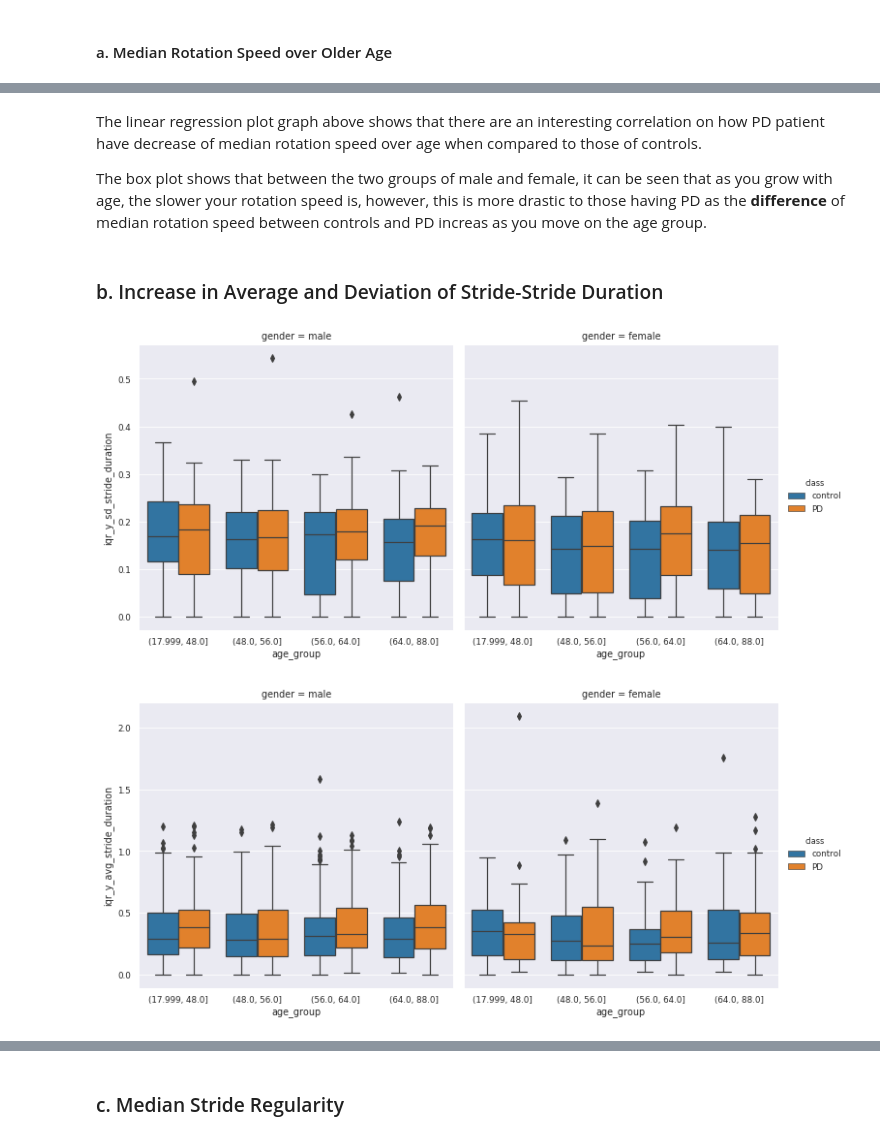
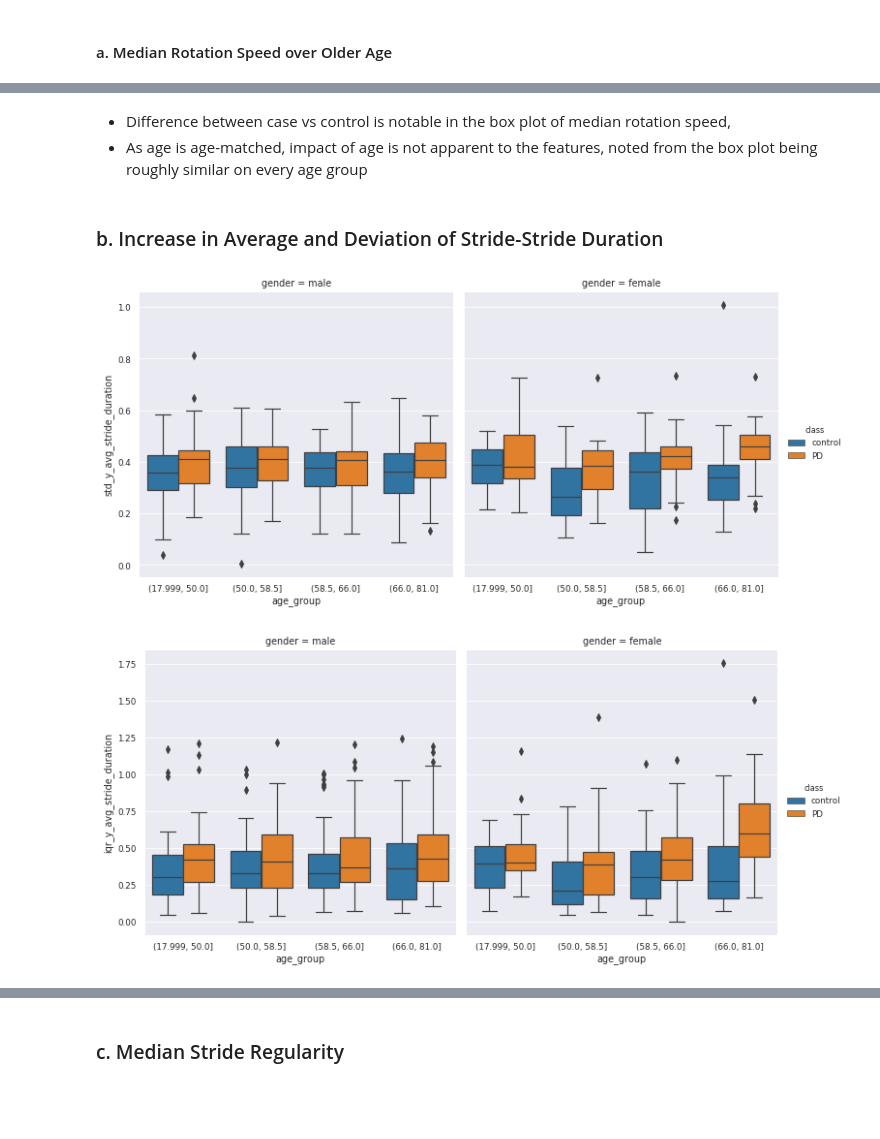
Before and after one commit to arytontediarjo/mpower-gait-analysis, a Jupyter notebook: notebooks/02a.gait-feature-analysis.ipynb, the cells around one changed output, grey strips where cells are left out. Saved outputs shown, nothing was run; the diff lists cells and outputs as text; code cells hidden in the pictures; blank space fills up the shorter version.

```diff
--- a/notebooks/02a.gait-feature-analysis.ipynb
+++ b/notebooks/02a.gait-feature-analysis.ipynb
@@ -153,11 +149,13 @@ demographic = query.get_file_entity(syn, MATCHED_DEMOGRAPHICS)
 
 
 data = data[[feat for feat in data.columns if ("filepath" not in feat)
-             and ("window" not in feat)
-             and ("steps" not in feat)
-             and (feat != "index")
-             and ("valrange" not in feat)
-             and ("consec_zero_cadence" not in feat)]]
+            if ("window" not in feat)
+            and ("steps" not in feat)
+            and ("avg_number_of_strides" not in feat)
+            and ("amax" not in feat)
+            and ("x_speed_of_gait" not in feat)
+            and ("y_speed_of_gait" not in feat)
+            and ("z_speed_of_gait" not in feat)]]
 
 
 # filter datasets
@@ -297,23 +304,22 @@ plt.show()
-# %% [markdown]
-The linear regression plot graph above shows that there are an interesting correlation on how PD patient have decrease of median rotation speed over age when compared to those of controls.
-
-The box plot shows that between the two groups of male and female, it can be seen that as you grow with age, the slower your rotation speed is, however, this is more drastic to those having PD as the <b> difference </b> of median rotation speed between controls and PD increas as you move on the age group.
+# %% [markdown]
+- Difference between case vs control is notable in the box plot of median rotation speed,
+- As age is age-matched, impact of age is not apparent to the features, noted from the box plot being roughly similar on every age group
 # %% [markdown]
 ### b. Increase in Average and Deviation of Stride-Stride Duration
 # %%
-sns.catplot(y = "iqr_y_sd_stride_duration", x = "age_group",
-           data = data[["age_group", "iqr_y_sd_stride_duration", "class", "gender"]].dropna(),
-            col = "gender", hue = "class",
+sns.catplot(y = "std_y_avg_stride_duration", x = "age_group",
+           data = data[["age_group", "std_y_avg_stride_duration", "class", "gender"]].dropna(),
+            col = "gender", hue = "class", hue_order = ["control", "PD"],
            kind = "box", height = 5)
 
 
 
 sns.catplot(y = "iqr_y_avg_stride_duration", x = "age_group",
            data = data[["age_group", "iqr_y_avg_stride_duration", "class", "gender"]].dropna(),
-            col = "gender", hue = "class",
+            col = "gender", hue = "class",hue_order = ["control", "PD"],
            kind = "box", height = 5)
 
 plt.show()
 # %% [output]
-[figure, old version]
+[figure, new version]
-[figure, old version]
+[figure, new version]
```
Also changed, not shown: parts of 23 cells of this notebook, 3 other files.
